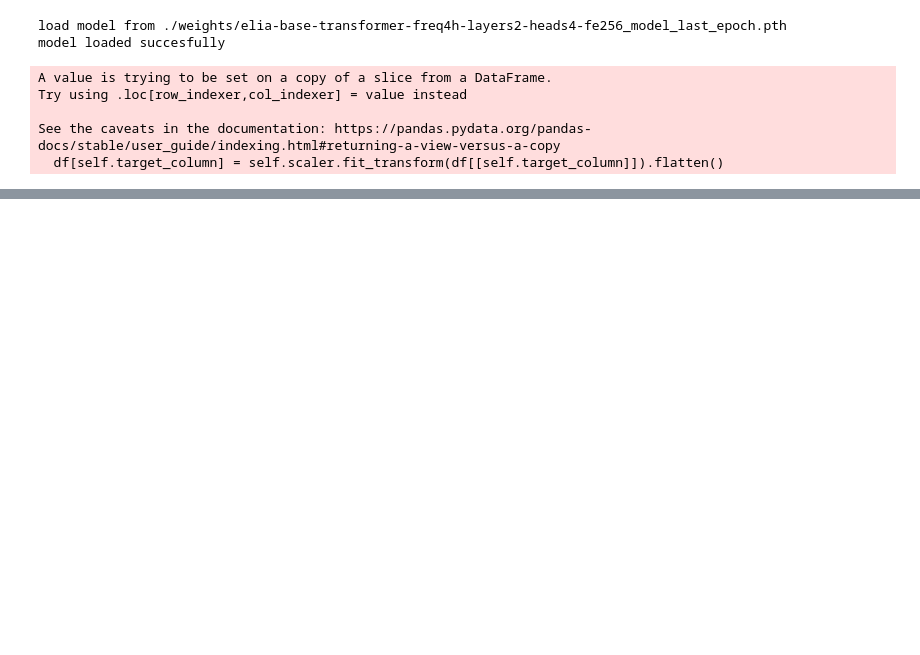
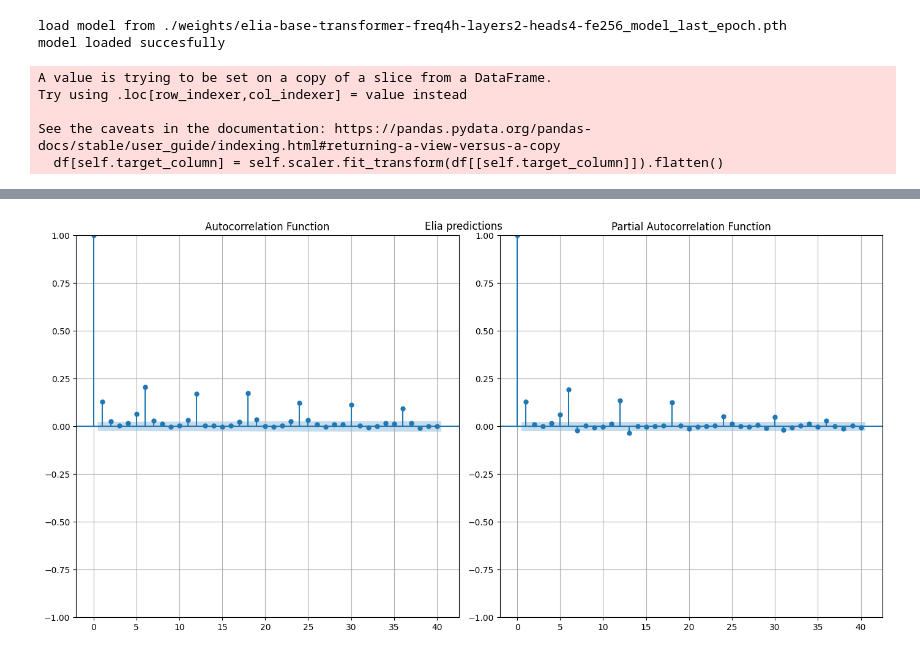
Before and after one commit to avhou/dne, a Jupyter notebook: code/elia_predictions_vs_timeseries_transformer.ipynb, the cells around one changed output, grey strips where cells are left out. Cells and saved outputs as stored; diff of their text form; code cells hidden in the pictures; blank space fills up the shorter version.

```diff
--- a/code/elia_predictions_vs_timeseries_transformer.ipynb
+++ b/code/elia_predictions_vs_timeseries_transformer.ipynb
@@ -102,0 +167,17 @@ test_df.head()
+# %%
+from statsmodels.graphics.tsaplots import plot_acf, plot_pacf
+
+plt.figure(figsize=(14, 7))
+plt.subplot(121)
+plot_acf(test_df['residuals_elia'], ax=plt.gca(), lags=40, title='Autocorrelation Function')
+plt.grid(True)
+# Plot PACF
+plt.subplot(122)
+plot_pacf(test_df['residuals_elia'], ax=plt.gca(), lags=40, title='Partial Autocorrelation Function')
+plt.grid(True)
+
+plt.tight_layout()
+plt.suptitle('Elia predictions')
+plt.show()
+# %% [output]
+[figure, added]
```
Also changed, not shown: parts of 8 cells of this notebook.
